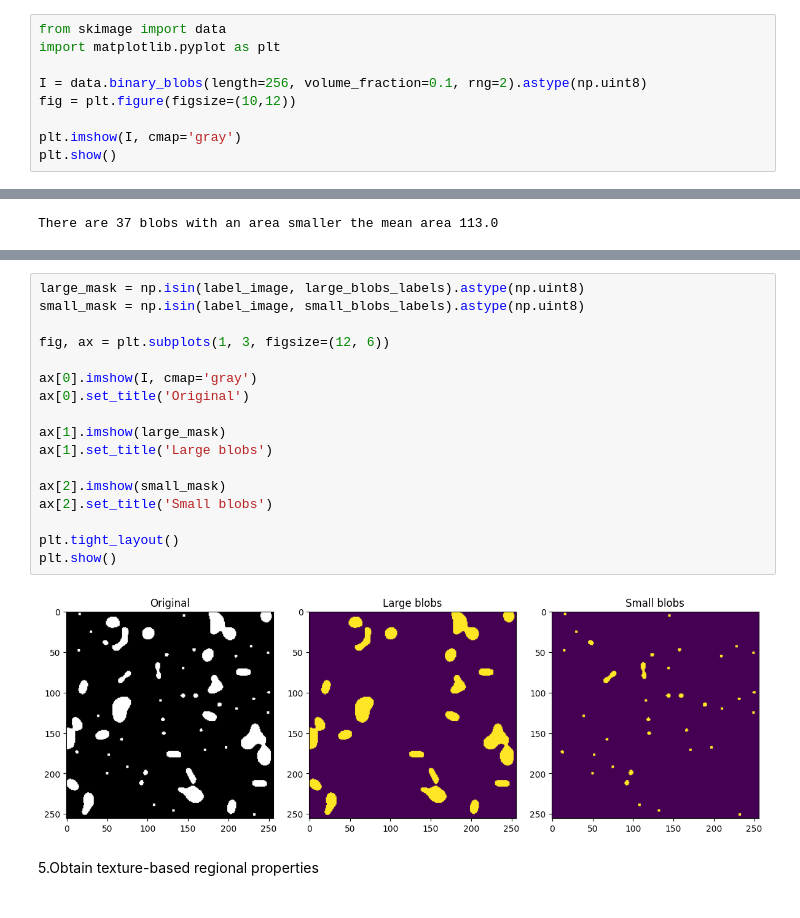
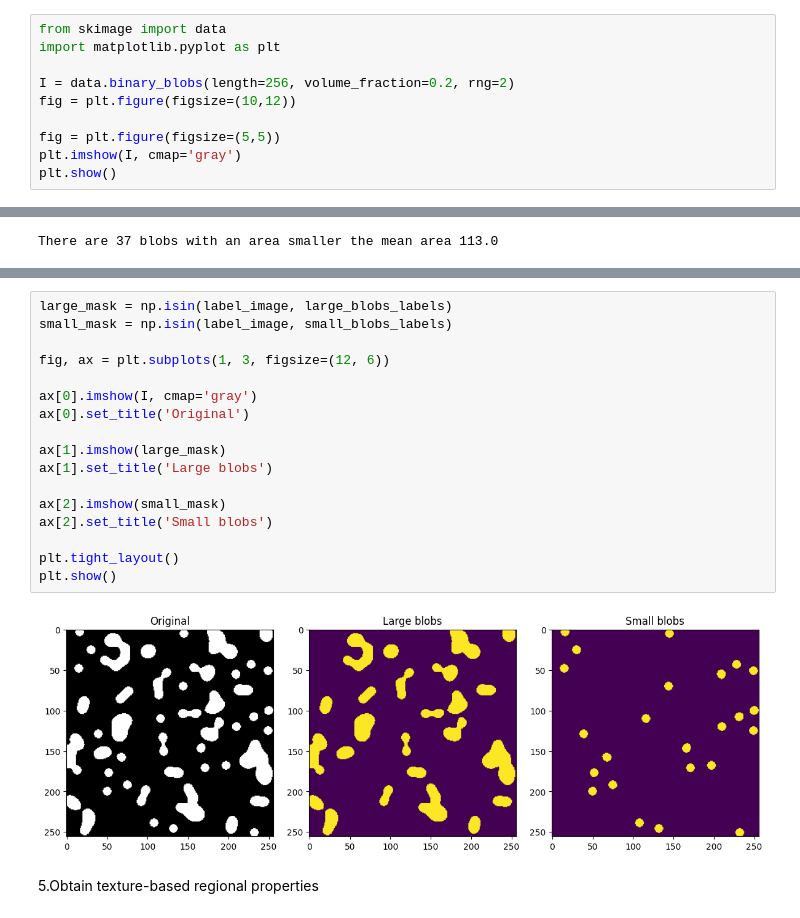
Before and after one commit to KleaKalliri/Computer-Vision, a Jupyter notebook: Exercise_4.ipynb, the cells around one changed output, grey strips where cells are left out. Saved outputs shown, nothing was run; the diff lists cells and outputs as text.

```diff
--- a/Exercise_4.ipynb
+++ b/Exercise_4.ipynb
@@ -11,9 +11,10 @@ Drive already mounted at /content/drive; to attempt to forcibly remount, call dr
 from skimage import data
 import matplotlib.pyplot as plt
 
-I = data.binary_blobs(length=256, volume_fraction=0.1, rng=2).astype(np.uint8)
+I = data.binary_blobs(length=256, volume_fraction=0.2, rng=2)
 fig = plt.figure(figsize=(10,12))
 
+fig = plt.figure(figsize=(5,5))
 plt.imshow(I, cmap='gray')
 plt.show()
 # %% [output]
@@ -132,22 +112,22 @@ Labels of small blobs: [3, 4, 8, 9, 10, 11, 13, 14, 15, 16, 17, 18, 20, 23, 24,
 # %%
-large_mask = np.isin(label_image, large_blobs_labels).astype(np.uint8)
-small_mask = np.isin(label_image, small_blobs_labels).astype(np.uint8)
+large_mask = np.isin(label_image, large_blobs_labels)
+small_mask = np.isin(label_image, small_blobs_labels)
 
 fig, ax = plt.subplots(1, 3, figsize=(12, 6))
 
 ax[0].imshow(I, cmap='gray')
 ax[0].set_title('Original')
 
 ax[1].imshow(large_mask)
 ax[1].set_title('Large blobs')
 
 ax[2].imshow(small_mask)
 ax[2].set_title('Small blobs')
 
 plt.tight_layout()
 plt.show()
 # %% [output]
-[figure, old version]
+[figure, new version]
 # %% [markdown]
 5.Obtain texture-based regional properties
 # %%
```
Also changed, not shown: parts of 8 cells of this notebook.
